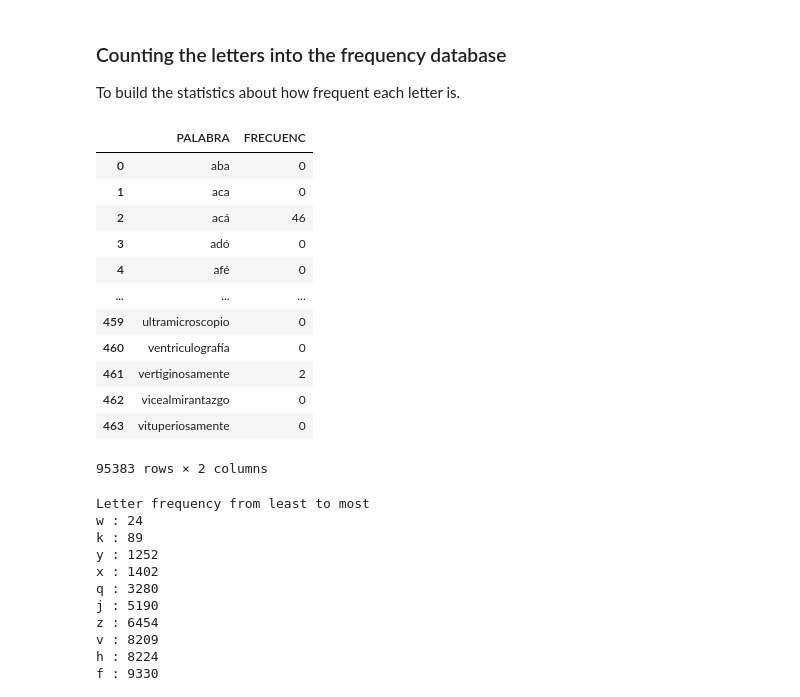
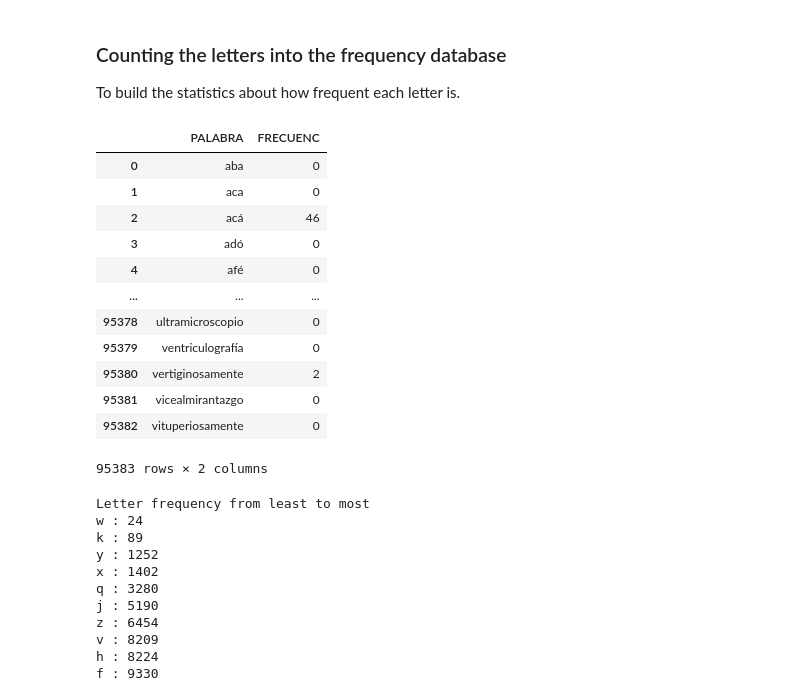
Before and after one commit to wakaru44/letter_counting, a Jupyter notebook: code/Letter Counting.ipynb, the cells around one changed output. Drawn from its saved outputs; the diff is of its cells as text; code cells hidden in the pictures.

Commit message:
Calculating phi,rho,len,frec DataFrame. Backup

```diff
--- a/code/Letter Counting.ipynb
+++ b/code/Letter Counting.ipynb
@@ -31,7 +49,7 @@ accent_dif = False # False to ignore, as we won't be using them either for the e
 
 # Data sources
 wordlist_fileSHORT = r'../data/Anexo I - palabras 3-9 letras.xls'
-wordlist_fileLONG = r'../data/Anexo II - palabras 10-16 letras.OLD.xls'
+wordlist_fileLONG = r'../data/Anexo II - palabras 10-16 letras.xls'
 # %% [markdown]
 ### Statistics - Estidisticas
 
@@ -77,36 +114,36 @@ To build the statistics about how frequent each letter is.
 # %%
 ## Obtain the full database
 ## SLOW Run carefully.
-
 
 #load the sheets for 5 and 6 letters words as Pandas DataFrames
 all_words = pd.DataFrame(columns=["PALABRA","FRECUENC"])
 
 
 for i in range(3,10): # range from 3 to 9, inclusive
     # wordlist_fileSHORT
     sheety = pd.read_excel (wordlist_fileSHORT, sheet_name=f"{i}")
-    all_words = all_words.append( pd.DataFrame(sheety ,columns=["PALABRA","FRECUENC"]) )
+    all_words = all_words.append( pd.DataFrame(sheety ,columns=["PALABRA","FRECUENC"]), ignore_index=True )
 for i in range(10,17): # range from 10 to 16, inclusive
     # wordlist_fileLONG
     sheety = pd.read_excel (wordlist_fileLONG, sheet_name=f"{i}")
-    all_words = all_words.append(pd.DataFrame(sheety ,columns=["PALABRA","FRECUENC"]) )
+    all_words = all_words.append(pd.DataFrame(sheety ,columns=["PALABRA","FRECUENC"]), ignore_index=True )
+
 
 
 all_words
 # %% [output]
 |  | PALABRA | FRECUENC |
 | 0 | aba | 0 |
 | 1 | aca | 0 |
 | 2 | acá | 46 |
 | 3 | adó | 0 |
 | 4 | afé | 0 |
 | ... | ... | ... |
-| 459 | ultramicroscopio | 0 |
-| 460 | ventriculografía | 0 |
-| 461 | vertiginosamente | 2 |
-| 462 | vicealmirantazgo | 0 |
-| 463 | vituperiosamente | 0 |
+| 95378 | ultramicroscopio | 0 |
+| 95379 | ventriculografía | 0 |
+| 95380 | vertiginosamente | 2 |
+| 95381 | vicealmirantazgo | 0 |
+| 95382 | vituperiosamente | 0 |
 95383 rows × 2 columns
 # %%
 ## Count the word into the stats D
```
Also changed, not shown: parts of 51 cells of this notebook, 1 other file.
